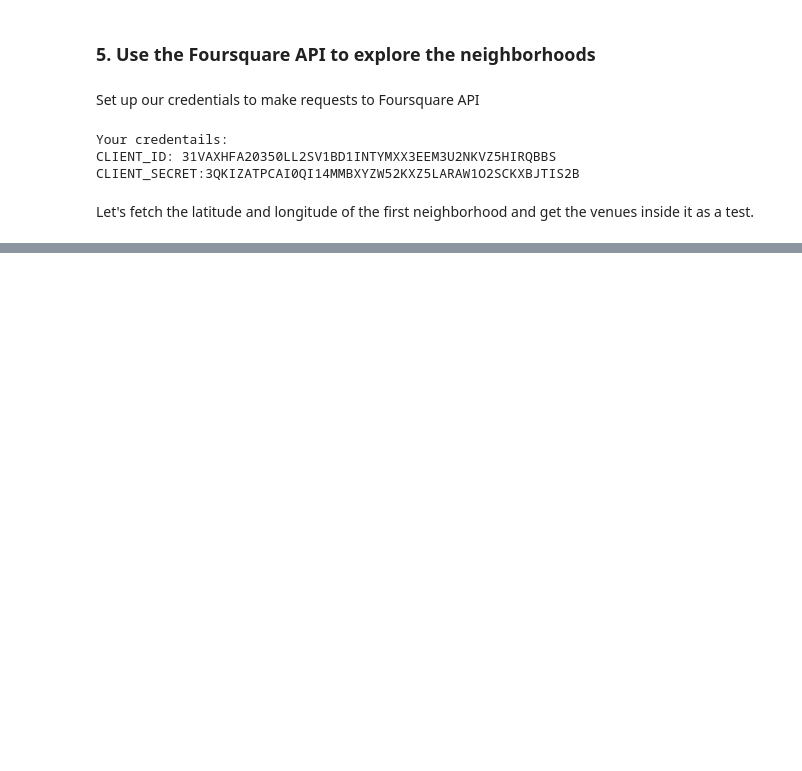
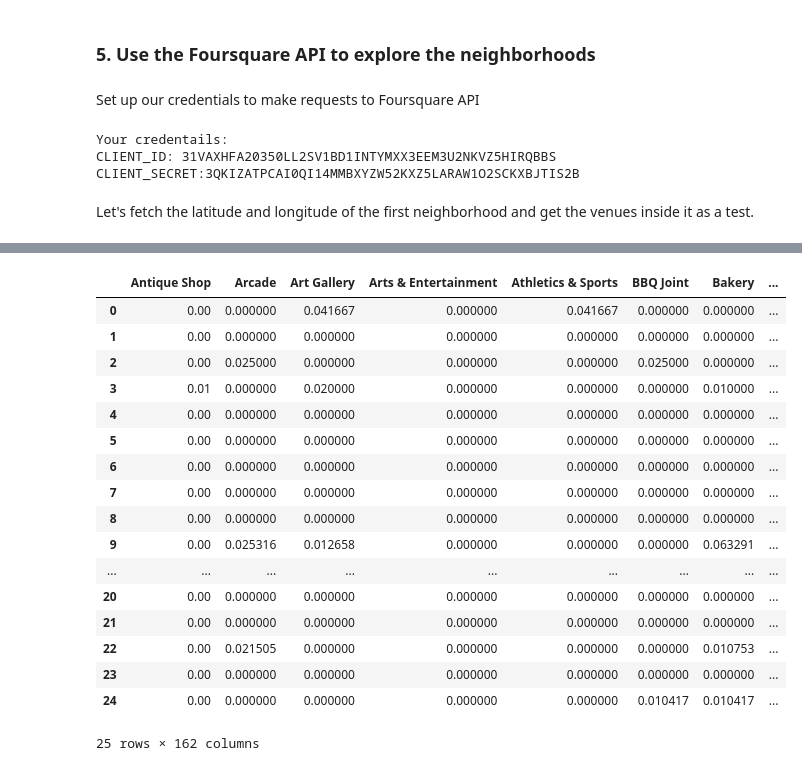
Before and after one commit to aaabduali/Coursera_Capstone, a Jupyter notebook: Workspace in Izmir.ipynb, the cells around one changed output, grey strips where cells are left out. Cells and saved outputs as stored; diff of their text form; code cells hidden in the pictures; blank space fills up the shorter version.

```diff
--- a/Workspace in Izmir.ipynb
+++ b/Workspace in Izmir.ipynb
@@ -308,0 +502,21 @@ izmir_test=neighborhoods_venues_sorted[(neighborhoods_venues_sorted['1st Most Co
+# %%
+izmir_grouped.drop('Neighborhood', 1)
+# %% [output]
+|  | Antique Shop | Arcade | Art Gallery | Arts & Entertainment | Athletics & Sports | BBQ Joint | Bakery | ... |
+| 0 | 0.00 | 0.000000 | 0.041667 | 0.000000 | 0.041667 | 0.000000 | 0.000000 | ... |
+| 1 | 0.00 | 0.000000 | 0.000000 | 0.000000 | 0.000000 | 0.000000 | 0.000000 | ... |
+| 2 | 0.00 | 0.025000 | 0.000000 | 0.000000 | 0.000000 | 0.025000 | 0.000000 | ... |
+| 3 | 0.01 | 0.000000 | 0.020000 | 0.000000 | 0.000000 | 0.000000 | 0.010000 | ... |
+| 4 | 0.00 | 0.000000 | 0.000000 | 0.000000 | 0.000000 | 0.000000 | 0.000000 | ... |
+| 5 | 0.00 | 0.000000 | 0.000000 | 0.000000 | 0.000000 | 0.000000 | 0.000000 | ... |
+| 6 | 0.00 | 0.000000 | 0.000000 | 0.000000 | 0.000000 | 0.000000 | 0.000000 | ... |
+| 7 | 0.00 | 0.000000 | 0.000000 | 0.000000 | 0.000000 | 0.000000 | 0.000000 | ... |
+| 8 | 0.00 | 0.000000 | 0.000000 | 0.000000 | 0.000000 | 0.000000 | 0.000000 | ... |
+| 9 | 0.00 | 0.025316 | 0.012658 | 0.000000 | 0.000000 | 0.000000 | 0.063291 | ... |
+| ... | ... | ... | ... | ... | ... | ... | ... | ... |
+| 20 | 0.00 | 0.000000 | 0.000000 | 0.000000 | 0.000000 | 0.000000 | 0.000000 | ... |
+| 21 | 0.00 | 0.000000 | 0.000000 | 0.000000 | 0.000000 | 0.000000 | 0.000000 | ... |
+| 22 | 0.00 | 0.021505 | 0.000000 | 0.000000 | 0.000000 | 0.000000 | 0.010753 | ... |
+| 23 | 0.00 | 0.000000 | 0.000000 | 0.000000 | 0.000000 | 0.000000 | 0.000000 | ... |
+| 24 | 0.00 | 0.000000 | 0.000000 | 0.000000 | 0.000000 | 0.010417 | 0.010417 | ... |
+25 rows × 162 columns
```
Also changed, not shown: parts of 25 cells of this notebook.
